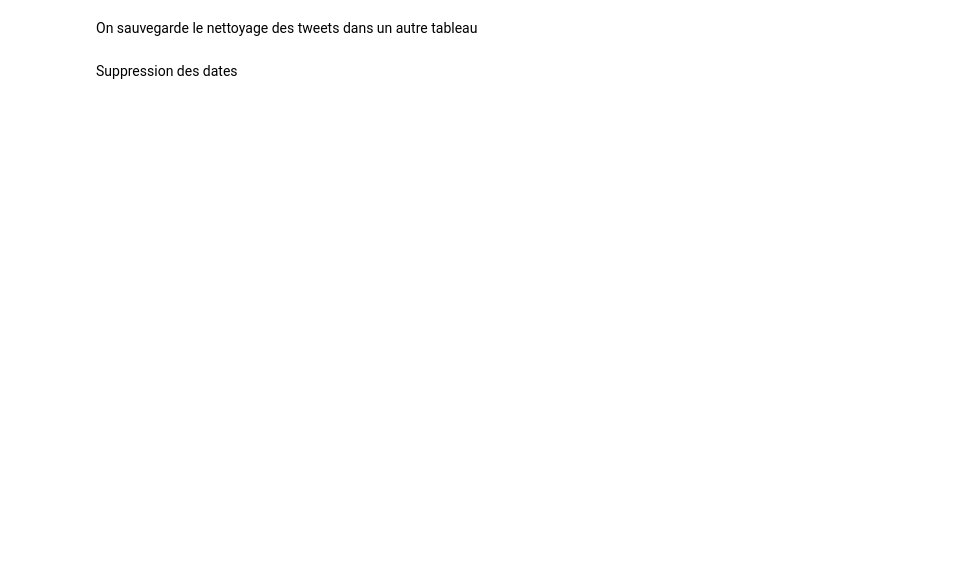
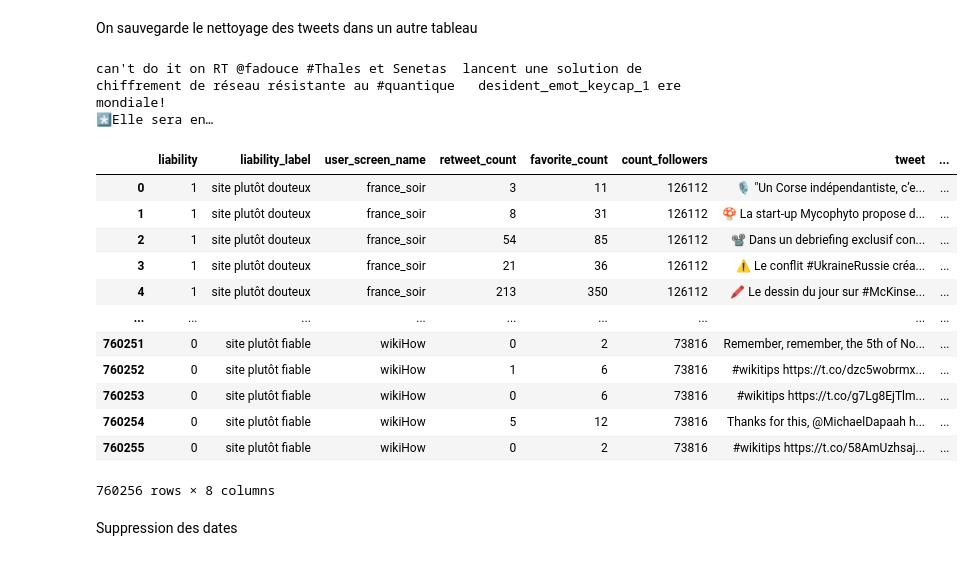
Before and after one commit to anjunjin/PFE-ING3-IA, a Jupyter notebook: Nettoyages_des_tweets.ipynb, the cells around one changed output. Saved outputs shown, nothing was run; the diff lists cells and outputs as text; code cells hidden in the pictures; blank space fills up the shorter version.

```diff
--- a/Nettoyages_des_tweets.ipynb
+++ b/Nettoyages_des_tweets.ipynb
@@ -155,11 +233,14 @@ def detect_language(tweet):
 #On supprime les éléments de la dataframe présentant des tweets anglais ou italiens
 df_indexs= []
 c = 0
-for sentence in df_group['tweet']:
+for sentence in save_dataset['tweet']:
   if detect_language(sentence):
       df_indexs.append(c)
   c = c+1
-df_group = df_group.drop(labels=df_indexs, axis=0)
-df_group = df_group.reset_index(drop=True)
+save_dataset = save_dataset.drop(labels=df_indexs, axis=0)
+save_dataset = save_dataset.reset_index(drop=True)
+# %%
+df_tweets_clean = pd.DataFrame(save_dataset)
+df_tweets_clean['cleaned'] = df_tweets_clean['tweet']
 # %% [markdown]
 On sauvegarde le nettoyage des tweets dans un autre tableau
@@ -166 +250,49 @@ On sauvegarde le nettoyage des tweets dans un autre tableau
+# %%
+# fonction (convert_emojis_to_text) : convertir les emojis en texte
+# Entrée : text(un tweet)
+# Sortie : text(après convertir)
+def convert_emojis_to_text(text):
+  try:
+    # créer un objet : emot_obj
+    # emot_obj = emot.core.emot()
+    # les informations sont dans ce objet.emoji
+    emoji = emot_obj.emoji(text)
+    # print('List emoji :     ', emoji)
+
+    # print('Text original :                 ', text)
+
+    for i in range(len(emoji['value'])):
+      text = re.sub(emoji['value'][i], " desident_emot_"+emoji['mean'][i]+" ", text)
+      # Enlever les :
+      text = re.sub(r':', '', text)
+
+    # print('Text(convert emoji into text) : ', text)
+  except:
+    print("can't do it on "+text)
+
+  return text
+# %%
+# nettoyer les emojis
+# df_tweets_clean['emoji'] = df_tweets_clean['nettoyer ponctuaction'].apply(lambda x: convert_emojis_to_text(x))
+# df_tweets_clean['cleaned'] = df_tweets_clean['cleaned'].apply(lambda x: convert_emojis_to_text(x))
+df_tweets_clean['cleaned'] = df_tweets_clean['cleaned'].progress_apply(lambda x: convert_emojis_to_text(x))
+# %% [output]
+can't do it on RT @fadouce #Thales et Senetas  lancent une solution de chiffrement de réseau résistante au #quantique   desident_emot_keycap_1 ere  mondiale!
+*️⃣Elle sera en…
+# %%
+df_tweets_clean
+# %% [output]
+|  | liability | liability_label | user_screen_name | retweet_count | favorite_count | count_followers | tweet | ... |
+| 0 | 1 | site plutôt douteux | france_soir | 3 | 11 | 126112 | 🎙️ "Un Corse indépendantiste, c’e... | ... |
+| 1 | 1 | site plutôt douteux | france_soir | 8 | 31 | 126112 | 🍄 La start-up Mycophyto propose d... | ... |
+| 2 | 1 | site plutôt douteux | france_soir | 54 | 85 | 126112 | 📽 Dans un debriefing exclusif con... | ... |
+| 3 | 1 | site plutôt douteux | france_soir | 21 | 36 | 126112 | ⚠️ Le conflit #UkraineRussie créa... | ... |
+| 4 | 1 | site plutôt douteux | france_soir | 213 | 350 | 126112 | 🖍️ Le dessin du jour sur #McKinse... | ... |
+| ... | ... | ... | ... | ... | ... | ... | ... | ... |
+| 760251 | 0 | site plutôt fiable | wikiHow | 0 | 2 | 73816 | Remember, remember, the 5th of No... | ... |
+| 760252 | 0 | site plutôt fiable | wikiHow | 1 | 6 | 73816 | #wikitips https://t.co/dzc5wobrmx... | ... |
+| 760253 | 0 | site plutôt fiable | wikiHow | 0 | 6 | 73816 | #wikitips https://t.co/g7Lg8EjTlm... | ... |
+| 760254 | 0 | site plutôt fiable | wikiHow | 5 | 12 | 73816 | Thanks for this, @MichaelDapaah h... | ... |
+| 760255 | 0 | site plutôt fiable | wikiHow | 0 | 2 | 73816 | #wikitips https://t.co/58AmUzhsaj... | ... |
+760256 rows × 8 columns
 # %%
```
Also changed, not shown: parts of 71 cells of this notebook.
